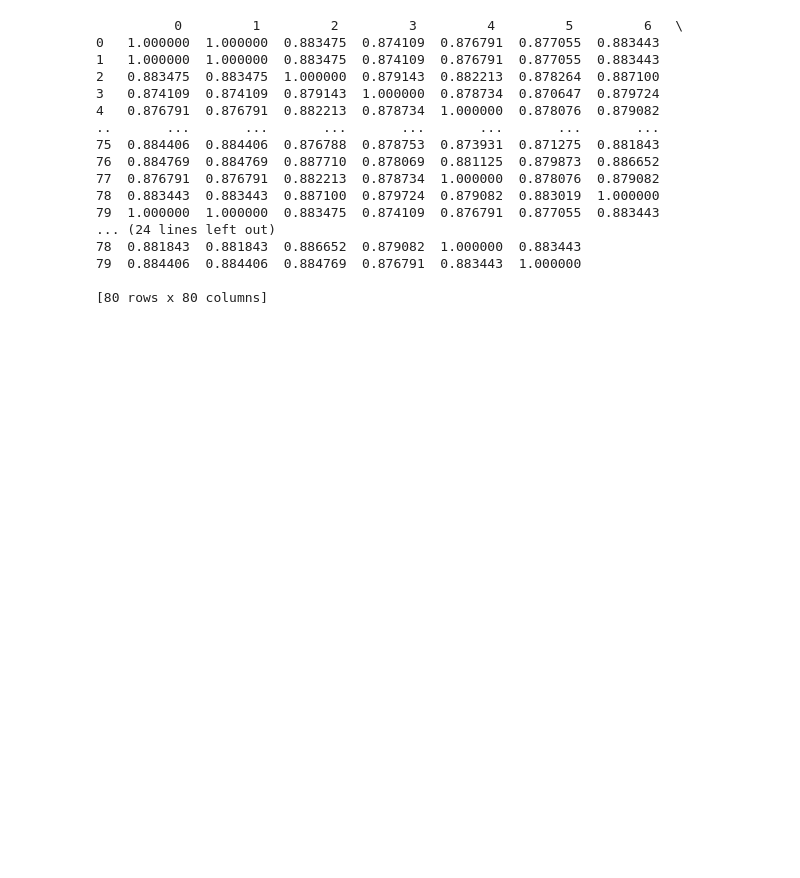
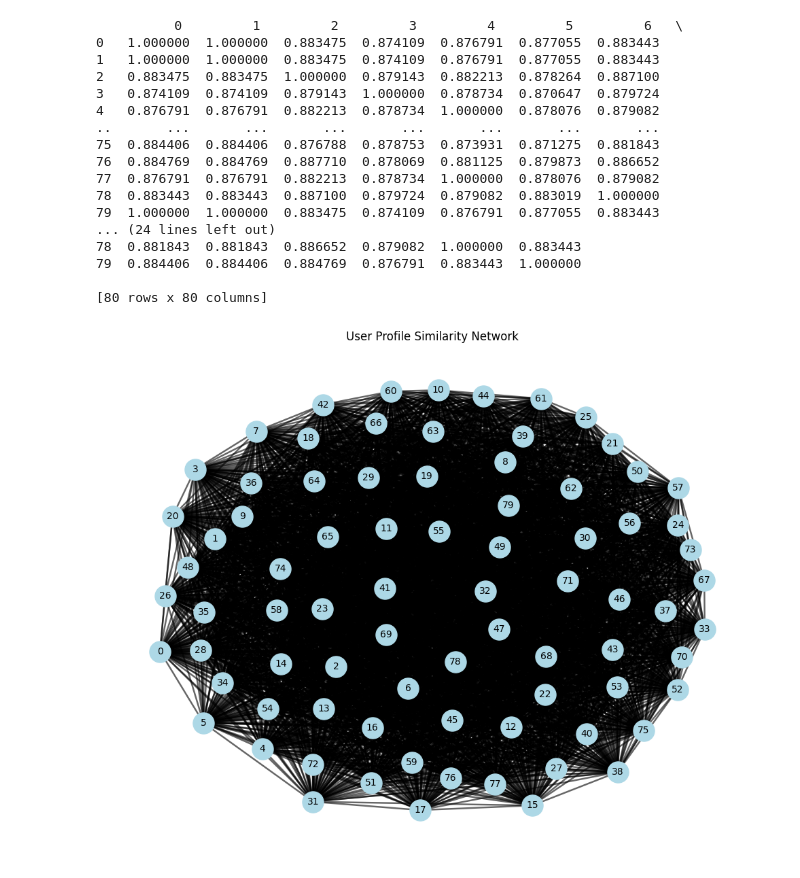
Before and after one commit to raf-xtgt/fire-sale, a Jupyter notebook: data/Database.ipynb, the cells around one changed output. Saved outputs shown, nothing was run; the diff lists cells and outputs as text; code cells hidden in the pictures; blank space fills up the shorter version.

Commit message:
hidden network construction and top k profiles based on similarity

```diff
--- a/data/Database.ipynb
+++ b/data/Database.ipynb
@@ -2739,0 +2794,8 @@ print(similarity_df)
+# %%
+# Assuming you already have a similarity matrix from compute_similarity_matrix
+# similarity_df = compute_similarity_matrix(user_profiles)
+
+G = build_similarity_network(similarity_df, threshold=0.8)
+visualize_similarity_network(G)
+# %% [output]
+[figure, added]
```
Also changed, not shown: parts of 4 cells of this notebook.
